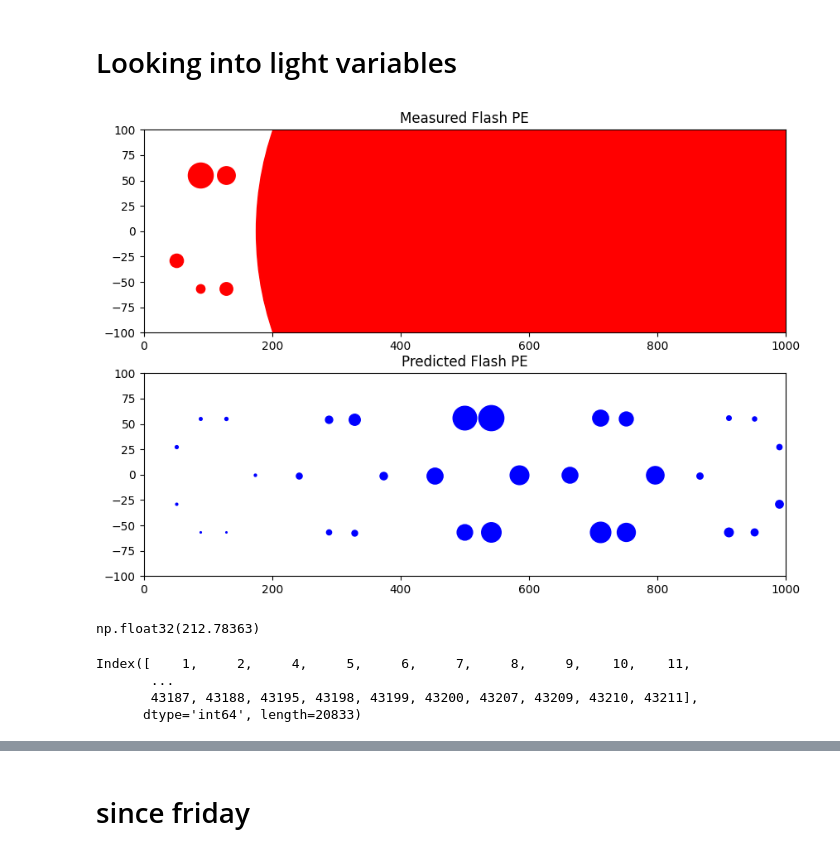
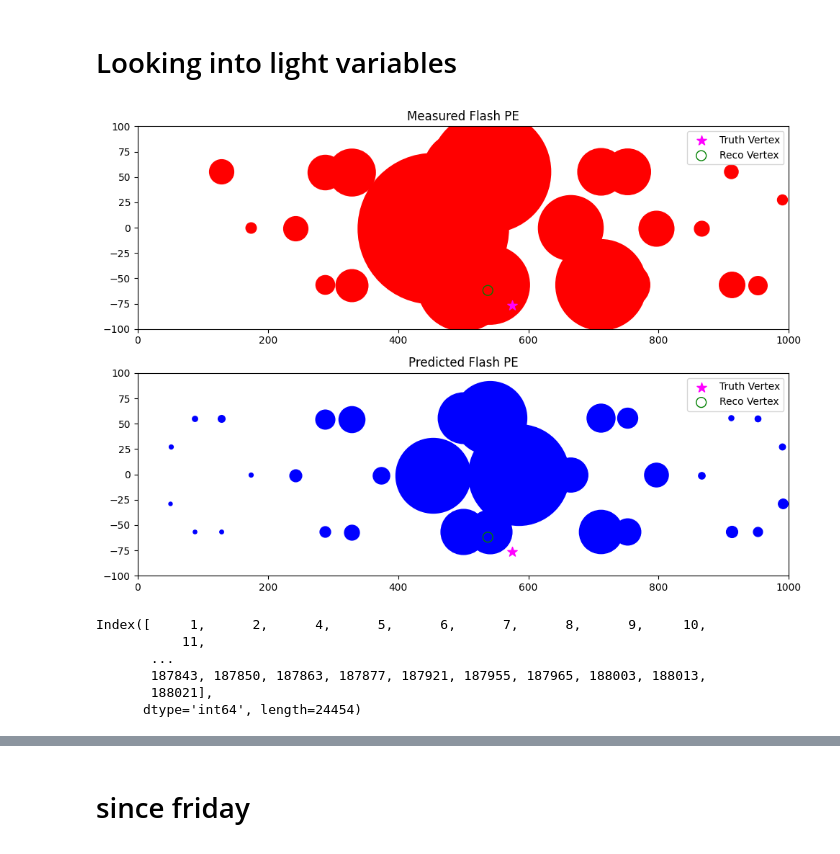
Before and after one commit to kpulido444/REU_uboone_photon_rejection, a Jupyter notebook: SUPRISE_with_blips.ipynb, the cells around one changed output, grey strips where cells are left out. Cells and saved outputs as stored; diff of their text form; code cells hidden in the pictures.

```diff
--- a/SUPRISE_with_blips.ipynb
+++ b/SUPRISE_with_blips.ipynb
@@ -954,7 +1002,11 @@ wc_df["reco_backwards_projected_dist"] = backwards_projected_dists
 # %% [markdown]
 ## Unify dfs
 # %%
-every_event_df = pd.concat[]
+all_df = pd.concat([pi0_df, dirt_df, nu_df], axis=0, ignore_index=True)
+all_pi0_df = pd.concat([pi0_pi0_df, dirt_pi0_df, nu_pi0_df], axis=0, ignore_index=True)
+
+signal_df = pd.concat([pi0_signal, nu_signal], axis=0, ignore_index=True)
+background_df = pd.concat([pi0_background, nu_background], axis=0, ignore_index=True)
 # %% [markdown]
 # Looking at blip variables
 # %%
@@ -1151,52 +1272,61 @@ true_position_dic = {
     31: [-13.1525, -28.576, 50.4745],
 }
 # %%
-# view an event with measured/predicted flash pe
-
-event_id = 3098
+# View an event with measured/predicted flash PE
+event_id = 4093
 
 fig, axs = plt.subplots(2, 1, figsize=(10, 7))
 
-meas_pmt_array = pmt_df['flash_pe_flash_matching_v'].to_numpy()
-pred_pmt_array = pmt_df["slice_pe_flash_matching_v"].to_numpy()
+meas_pmt_array = all_df['flash_pe_flash_matching_v'].to_numpy()
+pred_pmt_array = all_df["slice_pe_flash_matching_v"].to_numpy()
+
+# Extract vertex positions
+truth_vtxY = all_df.loc[event_id, "truth_vtxY"]
+truth_vtxZ = all_df.loc[event_id, "truth_vtxZ"]
+reco_vtxY = all_df.loc[event_id, "reco_nuvtxY"]
+reco_vtxZ = all_df.loc[event_id, "reco_nuvtxZ"]
+
+size_scale = 75
 
 for pmt_id in range(32):
     reco_pmt_position = reco_position_dic[pmt_id]
     meas_flash_pe = meas_pmt_array[event_id][pmt_id]
-    #print(pmt_id, meas_flash_pe)
     pred_flash_pe = pred_pmt_array[event_id][pmt_id]
-    #print(pmt_id, pred_flash_pe)
-    size_scale = 75
+
     axs[0].scatter(reco_pmt_position[2], reco_pmt_position[1], color="red", s=meas_flash_pe * size_scale)
     axs[1].scatter(reco_pmt_position[2], reco_pmt_position[1], color="blue", s=pred_flash_pe * size_scale)
 
-axs[0].set_xlim(0, 1000)
-axs[0].set_ylim(-100, 100)
-axs[1].set_xlim(0, 1000)
-axs[1].set_ylim(-100, 100)
+# Overlay truth and reco vertex positions
+for ax in axs:
+    ax.scatter(truth_vtxZ, truth_vtxY, color='magenta', marker='*', s=100, label='Truth Vertex')
+    ax.scatter(reco_vtxZ, reco_vtxY, color='green', marker='o', s=100, facecolors='none', edgecolors='green', label='Reco Vertex')
+
+    ax.set_xlim(0, 1000)
+    ax.set_ylim(-100, 100)
+    ax.legend(loc='upper right')
 
 axs[0].set_title("Measured Flash PE")
 axs[1].set_title("Predicted Flash PE")
 
+plt.tight_layout()
 plt.show()
-
-meas_pmt_array[event_id][1]
 # %% [output]
-[figure, old version]
+[figure, new version]
-np.float32(212.78363)
 # %%
 # total summed pmts (measured-predicted) / predicted
 
 signal_and_background_indices = []
 
-signal_and_background_indices = wc_df[(wc_df['background_v2'] == True) | (wc_df['signal_v2'] == True)].index
+signal_and_background_indices = all_df[(all_df['background_v2'] == True) | (all_df['signal_v2'] == True)].index
 
 print(signal_and_background_indices)
 # %% [output]
-Index([    1,     2,     4,     5,     6,     7,     8,     9,    10,    11,
+Index([     1,      2,      4,      5,      6,      7,      8,      9,     10,
+           11,
        ...
-       43187, 43188, 43195, 43198, 43199, 43200, 43207, 43209, 43210, 43211],
-      dtype='int64', length=20833)
+       187843, 187850, 187863, 187877, 187921, 187955, 187965, 188003, 188013,
+       188021],
+      dtype='int64', length=24454)
 # %%
 
 #df = wc_df['signal_and_bkgrnd_df'].to_numpy()
```
Also changed, not shown: parts of 19 cells of this notebook, 1 other file.
